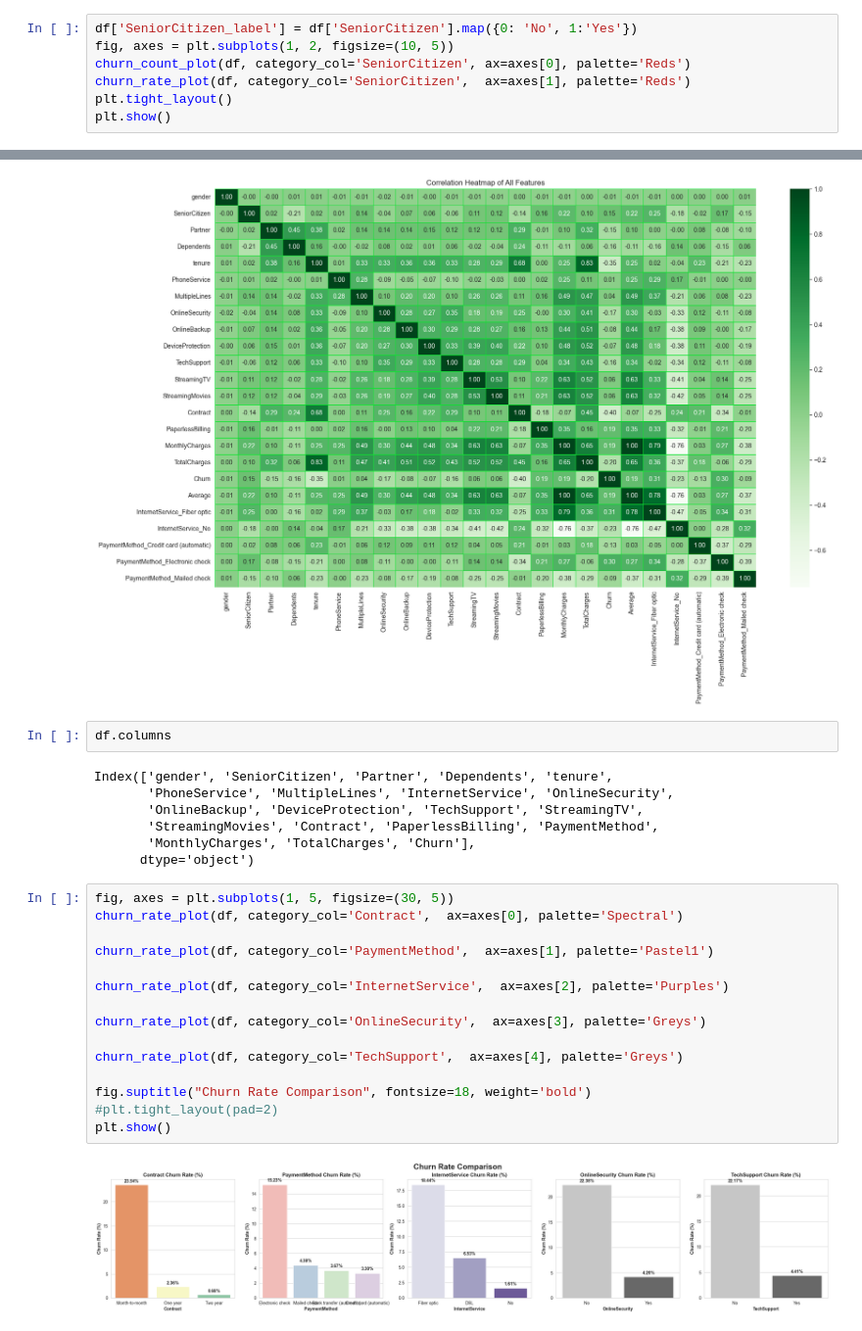
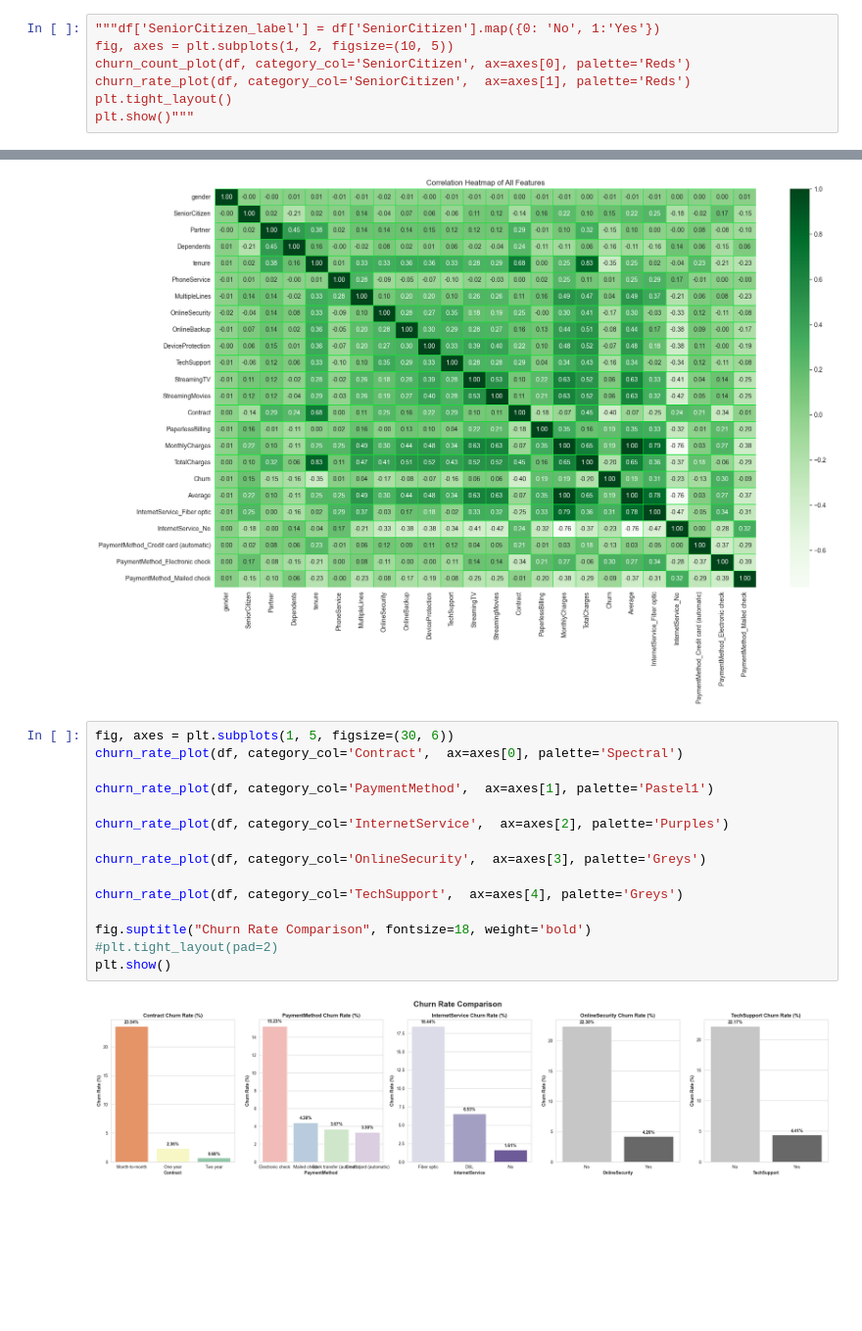
Before and after one commit to Md-Maruf-1727/customer-churn-prediction-ml, a Jupyter notebook: NoteBooks/03_eda_visualization.ipynb, the cells around one changed output, grey strips where cells are left out. Shown at 98% size. Cells and saved outputs as stored; diff of their text form; blank space fills up the shorter version.

```diff
--- a/NoteBooks/03_eda_visualization.ipynb
+++ b/NoteBooks/03_eda_visualization.ipynb
@@ -93,8 +93,8 @@ plt.show()
 # %%
-df['SeniorCitizen_label'] = df['SeniorCitizen'].map({0: 'No', 1:'Yes'})
+"""df['SeniorCitizen_label'] = df['SeniorCitizen'].map({0: 'No', 1:'Yes'})
 fig, axes = plt.subplots(1, 2, figsize=(10, 5))
 churn_count_plot(df, category_col='SeniorCitizen', ax=axes[0], palette='Reds')
 churn_rate_plot(df, category_col='SeniorCitizen',  ax=axes[1], palette='Reds')
 plt.tight_layout()
-plt.show()
+plt.show()"""
 # %% [output]
@@ -263,29 +263,20 @@ plt.tight_layout()
 plt.show()
 # %% [output]
 [figure]
-# %%
-df.columns
-# %% [output]
-Index(['gender', 'SeniorCitizen', 'Partner', 'Dependents', 'tenure',
-       'PhoneService', 'MultipleLines', 'InternetService', 'OnlineSecurity',
-       'OnlineBackup', 'DeviceProtection', 'TechSupport', 'StreamingTV',
-       'StreamingMovies', 'Contract', 'PaperlessBilling', 'PaymentMethod',
-       'MonthlyCharges', 'TotalCharges', 'Churn'],
-      dtype='object')
 # %%
-fig, axes = plt.subplots(1, 5, figsize=(30, 5))
+fig, axes = plt.subplots(1, 5, figsize=(30, 6))
 churn_rate_plot(df, category_col='Contract',  ax=axes[0], palette='Spectral')
 
 churn_rate_plot(df, category_col='PaymentMethod',  ax=axes[1], palette='Pastel1')
 
 churn_rate_plot(df, category_col='InternetService',  ax=axes[2], palette='Purples')
 
 churn_rate_plot(df, category_col='OnlineSecurity',  ax=axes[3], palette='Greys')
 
 churn_rate_plot(df, category_col='TechSupport',  ax=axes[4], palette='Greys')
 
 fig.suptitle("Churn Rate Comparison", fontsize=18, weight='bold')
 #plt.tight_layout(pad=2)
 plt.show()
 # %% [output]
-[figure, old version]
+[figure, new version]
```
Also changed, not shown: parts of 6 cells of this notebook.
